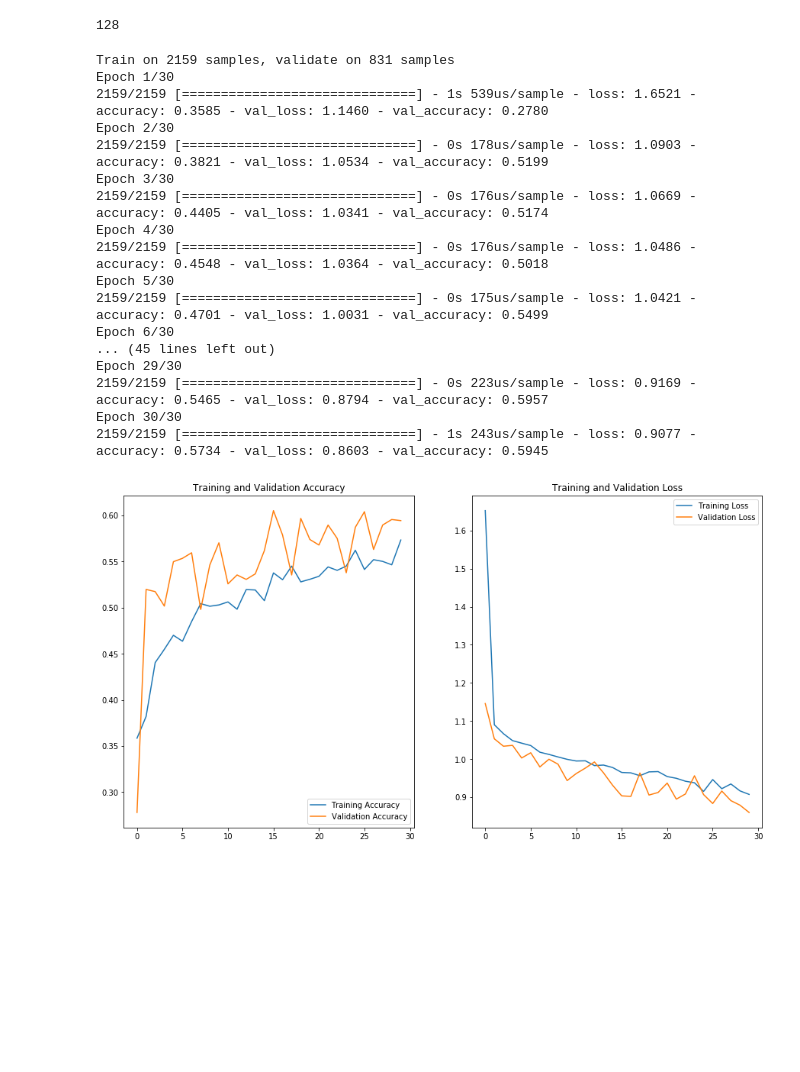
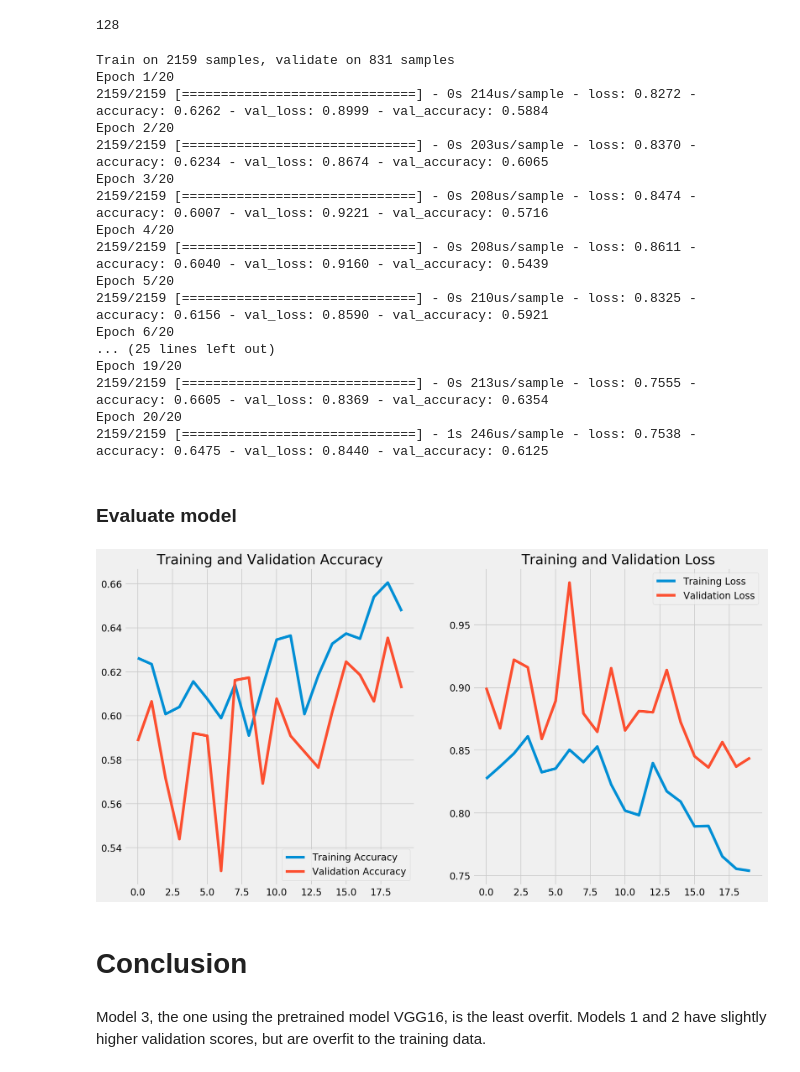
Before and after one commit to veeps/molecular_classification, a Jupyter notebook: code/002_cnn_multiclass.ipynb, the cells around one changed output. Saved outputs shown, nothing was run; the diff lists cells and outputs as text; code cells hidden in the pictures; blank space fills up the shorter version.

```diff
--- a/code/002_cnn_multiclass.ipynb
+++ b/code/002_cnn_multiclass.ipynb
@@ -343,48 +360,35 @@ batch_size
 128
 # %%
 history3 = model3.fit(train_features, train_labels,
-                     epochs = 30,
+                     epochs = 20,
                      batch_size = 128,
                      validation_data = (validation_features, validation_labels))
 # %% [output]
 Train on 2159 samples, validate on 831 samples
-Epoch 1/30
-2159/2159 [==============================] - 1s 539us/sample - loss: 1.6521 - accuracy: 0.3585 - val_loss: 1.1460 - val_accuracy: 0.2780
-Epoch 2/30
-2159/2159 [==============================] - 0s 178us/sample - loss: 1.0903 - accuracy: 0.3821 - val_loss: 1.0534 - val_accuracy: 0.5199
-Epoch 3/30
-2159/2159 [==============================] - 0s 176us/sample - loss: 1.0669 - accuracy: 0.4405 - val_loss: 1.0341 - val_accuracy: 0.5174
-Epoch 4/30
-2159/2159 [==============================] - 0s 176us/sample - loss: 1.0486 - accuracy: 0.4548 - val_loss: 1.0364 - val_accuracy: 0.5018
-Epoch 5/30
-2159/2159 [==============================] - 0s 175us/sample - loss: 1.0421 - accuracy: 0.4701 - val_loss: 1.0031 - val_accuracy: 0.5499
-Epoch 6/30
-... (45 lines left out)
-Epoch 29/30
-2159/2159 [==============================] - 0s 223us/sample - loss: 0.9169 - accuracy: 0.5465 - val_loss: 0.8794 - val_accuracy: 0.5957
-Epoch 30/30
-2159/2159 [==============================] - 1s 243us/sample - loss: 0.9077 - accuracy: 0.5734 - val_loss: 0.8603 - val_accuracy: 0.5945
+Epoch 1/20
+2159/2159 [==============================] - 0s 214us/sample - loss: 0.8272 - accuracy: 0.6262 - val_loss: 0.8999 - val_accuracy: 0.5884
+Epoch 2/20
+2159/2159 [==============================] - 0s 203us/sample - loss: 0.8370 - accuracy: 0.6234 - val_loss: 0.8674 - val_accuracy: 0.6065
+Epoch 3/20
+2159/2159 [==============================] - 0s 208us/sample - loss: 0.8474 - accuracy: 0.6007 - val_loss: 0.9221 - val_accuracy: 0.5716
+Epoch 4/20
+2159/2159 [==============================] - 0s 208us/sample - loss: 0.8611 - accuracy: 0.6040 - val_loss: 0.9160 - val_accuracy: 0.5439
+Epoch 5/20
+2159/2159 [==============================] - 0s 210us/sample - loss: 0.8325 - accuracy: 0.6156 - val_loss: 0.8590 - val_accuracy: 0.5921
+Epoch 6/20
+... (25 lines left out)
+Epoch 19/20
+2159/2159 [==============================] - 0s 213us/sample - loss: 0.7555 - accuracy: 0.6605 - val_loss: 0.8369 - val_accuracy: 0.6354
+Epoch 20/20
+2159/2159 [==============================] - 1s 246us/sample - loss: 0.7538 - accuracy: 0.6475 - val_loss: 0.8440 - val_accuracy: 0.6125
-# %%
-acc = history3.history['accuracy']
-val_acc = history3.history['val_accuracy']
-
-loss=history3.history['loss']
-val_loss=history3.history['val_loss']
-
-epochs_range = range(epochs)
-
-plt.figure(figsize=(15, 8))
-plt.subplot(1, 2, 1)
-plt.plot(epochs_range, acc, label='Training Accuracy')
-plt.plot(epochs_range, val_acc, label='Validation Accuracy')
-plt.legend(loc='lower right')
-plt.title('Training and Validation Accuracy')
-
-plt.subplot(1, 2, 2)
-plt.plot(epochs_range, loss, label='Training Loss')
-plt.plot(epochs_range, val_loss, label='Validation Loss')
-plt.legend(loc='upper right')
-plt.title('Training and Validation Loss')
-plt.show()
-# %% [output]
-[figure, removed]
+# %% [markdown]
+### Evaluate model
+# %%
+# evluate model 3
+plot_accuracy_loss(history3)
+# %% [output]
+[figure, added]
+# %% [markdown]
+# Conclusion
+# %% [markdown]
+Model 3, the one using the pretrained model VGG16, is the least overfit. Models 1 and 2 have slightly higher validation scores, but are overfit to the training data.
```
Also changed, not shown: parts of 17 cells of this notebook, 1 other file.
